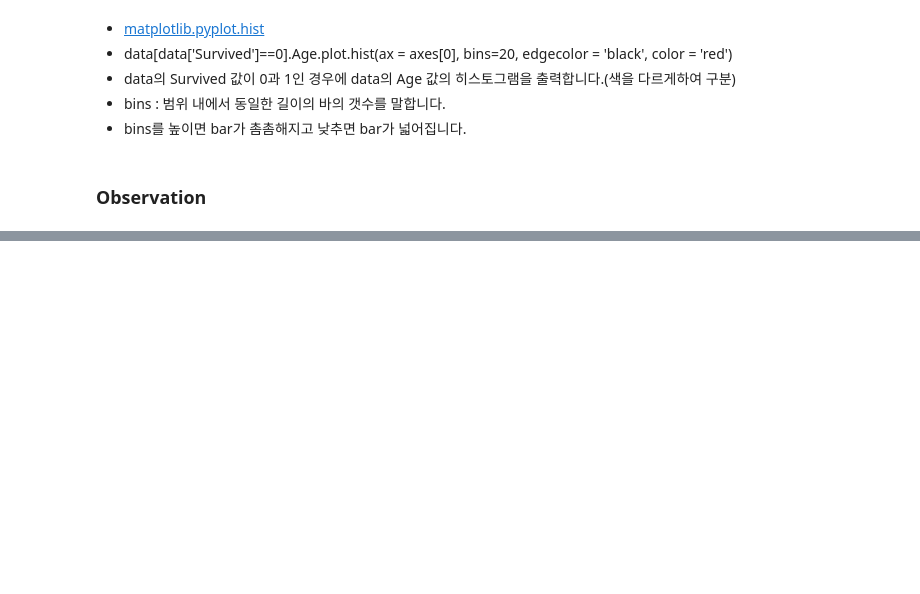
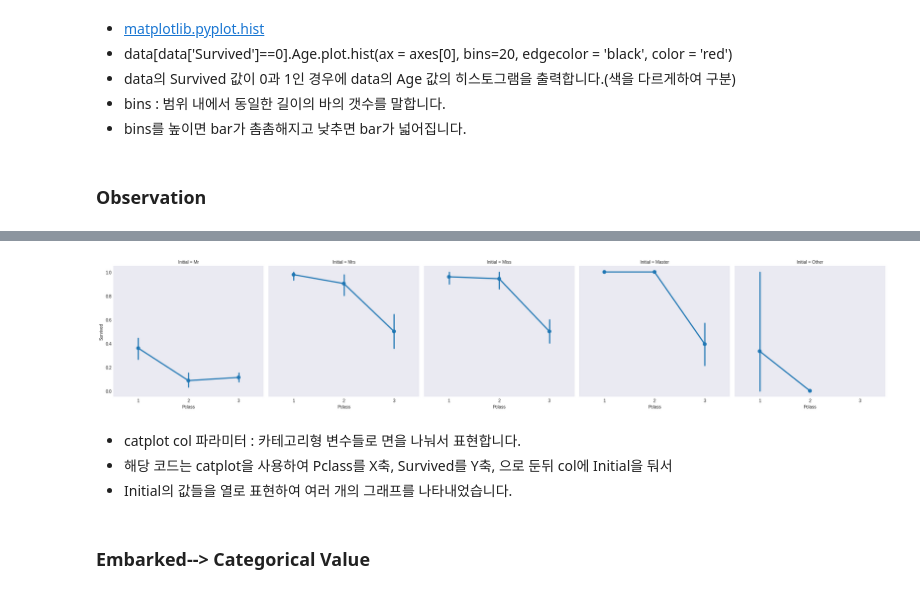
Before and after one commit to paul2522/Kaggle_Writing, a Jupyter notebook: 1/DieTanic.ipynb, the cells around one changed output, grey strips where cells are left out. Saved outputs shown, nothing was run; the diff lists cells and outputs as text; code cells hidden in the pictures; blank space fills up the shorter version.

```diff
--- a/1/DieTanic.ipynb
+++ b/1/DieTanic.ipynb
@@ -467,0 +474,11 @@ plt.show()
+# %%
+sns.catplot('Pclass', 'Survived', col = 'Initial', data = data, kind = 'point')
+plt.show()
+# %% [output]
+[figure, added]
+# %% [markdown]
+* catplot col 파라미터 : 카테고리형 변수들로 면을 나눠서 표현합니다.
+* 해당 코드는 catplot을 사용하여 Pclass를 X축, Survived를 Y축, 으로 둔뒤 col에 Initial을 둬서
+* Initial의 값들을 열로 표현하여 여러 개의 그래프를 나타내었습니다.
+# %% [markdown]
+### Embarked--> Categorical Value
```
Also changed, not shown: parts of 138 cells of this notebook, 1 other file.
